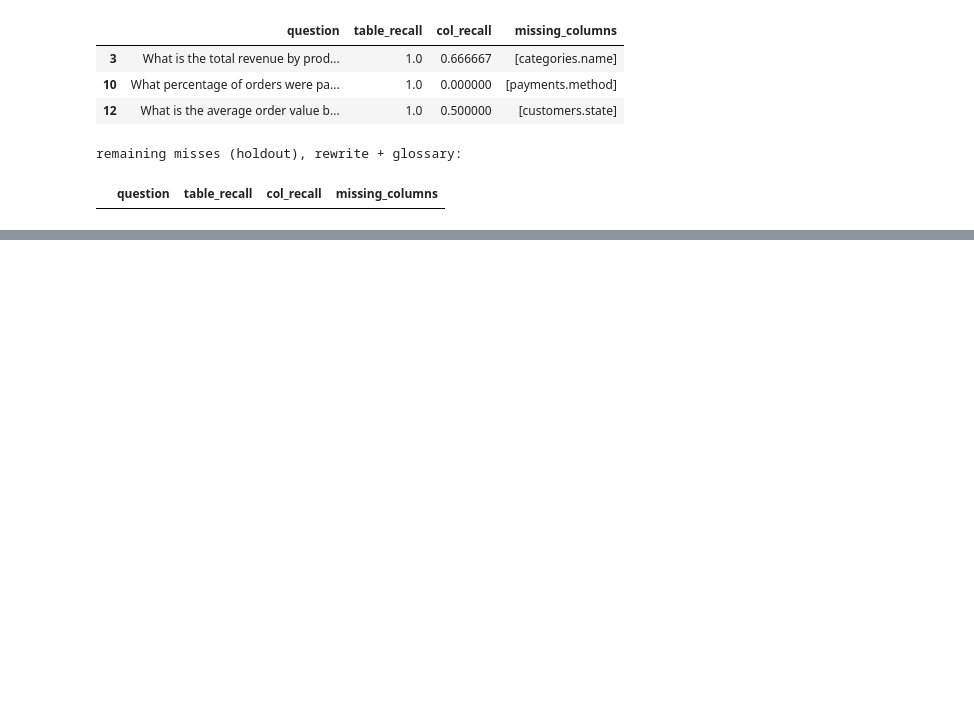
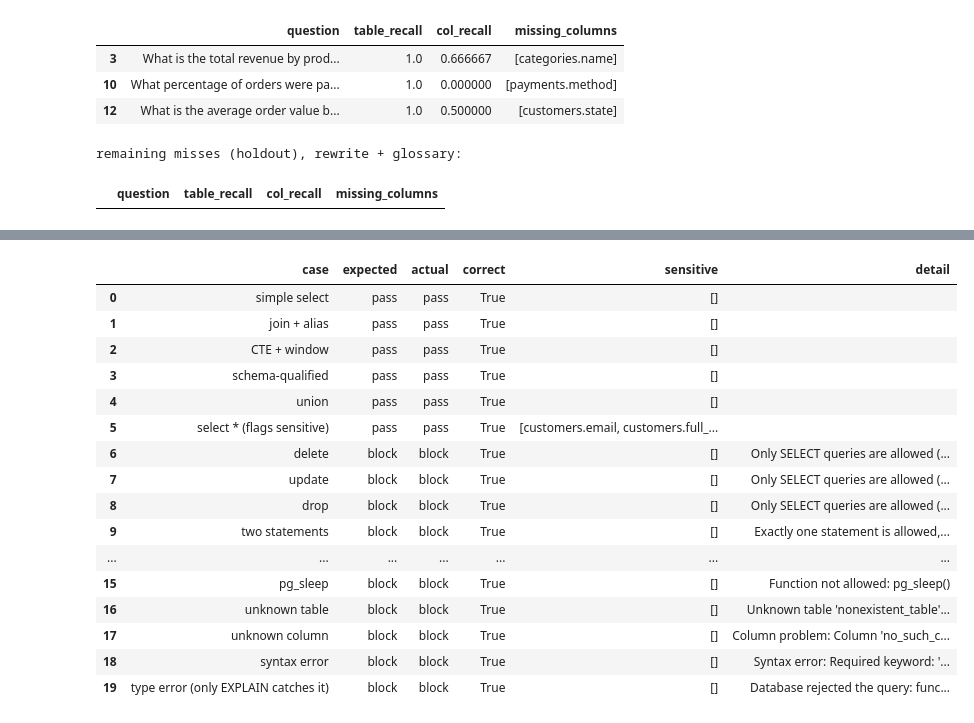
Before and after one commit to PrashantAghara/askdata, a Jupyter notebook: backend/notebooks/agents.ipynb, the cells around one changed output, grey strips where cells are left out. Drawn from its saved outputs; the diff is of its cells as text; code cells hidden in the pictures; blank space fills up the shorter version.

```diff
--- a/backend/notebooks/agents.ipynb
+++ b/backend/notebooks/agents.ipynb
@@ -1000,4 +1021,15 @@ STOPWORDS = {
 # %%
+import snowballstemmer
+from rank_bm25 import BM25Okapi
+
+_stemmer = snowballstemmer.stemmer("english")
+STOPWORDS = set(
+    """a an the of for to in on at by with and or is are was were be been do does did what which who
+    whom how many much show list give me our their its it this that these those from as per each all
+    any can could should would will""".split()
+)
+
+
 def tokenize(text_: str) -> list[str]:
     """Lowercase, split on anything non-alphanumeric (order_items -> order, items), drop stopwords, stem."""
     words = re.findall(r"[a-z0-9]+", text_.lower())
@@ -1093,7 +1125,6 @@ for label, fn in [
     res[label] = evaluate_retriever(fn, label)
 
 hy = res["hybrid (RRF)"]
-pd.set_option("display.max_colwidth", 70)
 display(hy[(~hy.all_tables) | (hy.col_recall < 1)])
 # %% [output]
 vector only: table recall@4 = 0.97 | all tables found = 0.93 | column recall@10 = 0.82
@@ -1432,7 +1425,6 @@ for label, fn in variants:
         "holdout": evaluate_retriever(fn, f"[holdout 6] {label:22s}", HOLDOUT_QS),
     }
 
-pd.set_option("display.max_colwidth", 70)
 for split in ("main", "holdout"):
     df = results["rewrite + glossary"][split]
     print(f"\nremaining misses ({split}), rewrite + glossary:")
@@ -1458,0 +1601,7 @@ remaining misses (holdout), rewrite + glossary:
+# %%
+def run_sql(query: str, limit: int = 1000):
+    """Run SQL through the read-only role. Returns (DataFrame, None) or (None, error message)."""
+    try:
+        return demo_sql(query).head(limit), None
+    except Exception as e:
+        return None, str(getattr(e, "orig", e)).splitlines()[0]
@@ -1458,0 +1785,74 @@ remaining misses (holdout), rewrite + glossary:
+# %%
+VALIDATOR_TESTS = [
+    # (label, sql, should_pass)
+    ("simple select", "select count(*) from customers", True),
+    (
+        "join + alias",
+        "select c.city, count(*) from customers c join orders o on o.customer_id = c.customer_id group by c.city",
+        True,
+    ),
+    (
+        "CTE + window",
+        (
+            "with m as (select date_trunc('month', order_date) as mth, sum(total_amount) as r from orders group by 1) "
+            "select mth, r, lag(r) over (order by mth) from m"
+        ),
+        True,
+    ),
+    ("schema-qualified", "select count(*) from demo.orders", True),
+    ("union", "select city from customers union select state from customers", True),
+    ("select * (flags sensitive)", "select * from customers limit 3", True),
+    ("delete", "delete from orders", False),
+    ("update", "update orders set ord_sts = 'C'", False),
+    ("drop", "drop table customers", False),
+    ("two statements", "select 1; select 2", False),
+    ("select into", "select * into leaked from customers", False),
+    ("for update lock", "select * from orders for update", False),
+    ("DML inside CTE", "with x as (delete from orders returning *) select * from x", False),
+    ("system catalog", "select * from pg_catalog.pg_tables", False),
+    ("information_schema", "select * from information_schema.tables", False),
+    ("pg_sleep", "select pg_sleep(10)", False),
+    ("unknown table", "select * from nonexistent_table", False),
+    ("unknown column", "select no_such_column from customers", False),
+    ("syntax error", "selec * from orders", False),
+    (
+        "type error (only EXPLAIN catches it)",
+        "select round(avg(cast(qty as float)), 2) from order_items",
+        False,
+    ),
+]
+
+rows = []
+for label, q, should_pass in VALIDATOR_TESTS:
+    v = validate_sql(q)
+    rows.append(
+        {
+            "case": label,
+            "expected": "pass" if should_pass else "block",
+            "actual": "pass" if v.ok else "block",
+            "correct": v.ok == should_pass,
+            "sensitive": v.sensitive,
+            "detail": (v.errors[0][:70] if v.errors else ""),
+        }
+    )
+ut = pd.DataFrame(rows)
+display(ut)
+print(f"validator unit tests: {ut.correct.sum()}/{len(ut)} correct")
+# %% [output]
+|  | case | expected | actual | correct | sensitive | detail |
+| 0 | simple select | pass | pass | True | [] |  |
+| 1 | join + alias | pass | pass | True | [] |  |
+| 2 | CTE + window | pass | pass | True | [] |  |
+| 3 | schema-qualified | pass | pass | True | [] |  |
+| 4 | union | pass | pass | True | [] |  |
+| 5 | select * (flags sensitive) | pass | pass | True | [customers.email, customers.full_... |  |
+| 6 | delete | block | block | True | [] | Only SELECT queries are allowed (... |
+| 7 | update | block | block | True | [] | Only SELECT queries are allowed (... |
+| 8 | drop | block | block | True | [] | Only SELECT queries are allowed (... |
+| 9 | two statements | block | block | True | [] | Exactly one statement is allowed,... |
+| ... | ... | ... | ... | ... | ... | ... |
+| 15 | pg_sleep | block | block | True | [] | Function not allowed: pg_sleep() |
+| 16 | unknown table | block | block | True | [] | Unknown table 'nonexistent_table'... |
+| 17 | unknown column | block | block | True | [] | Column problem: Column 'no_such_c... |
+| 18 | syntax error | block | block | True | [] | Syntax error: Required keyword: '... |
+| 19 | type error (only EXPLAIN catches it) | block | block | True | [] | Database rejected the query: func... |
```
Also changed, not shown: parts of 36 cells of this notebook.
